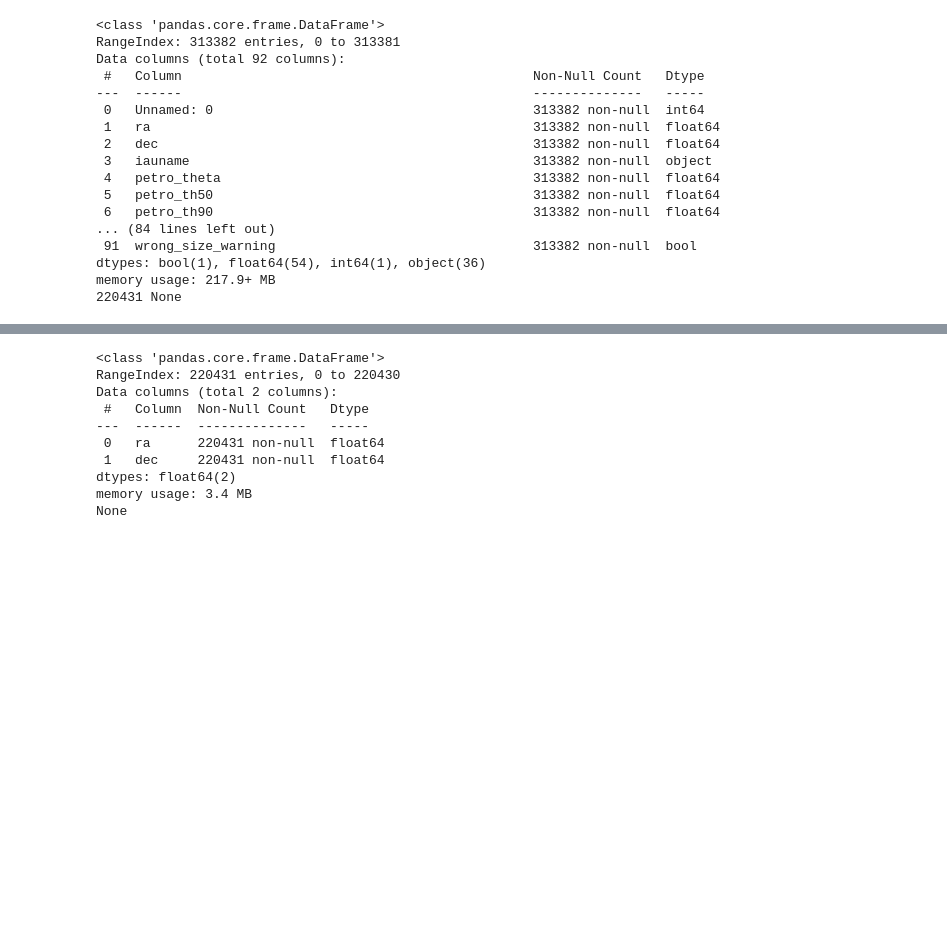
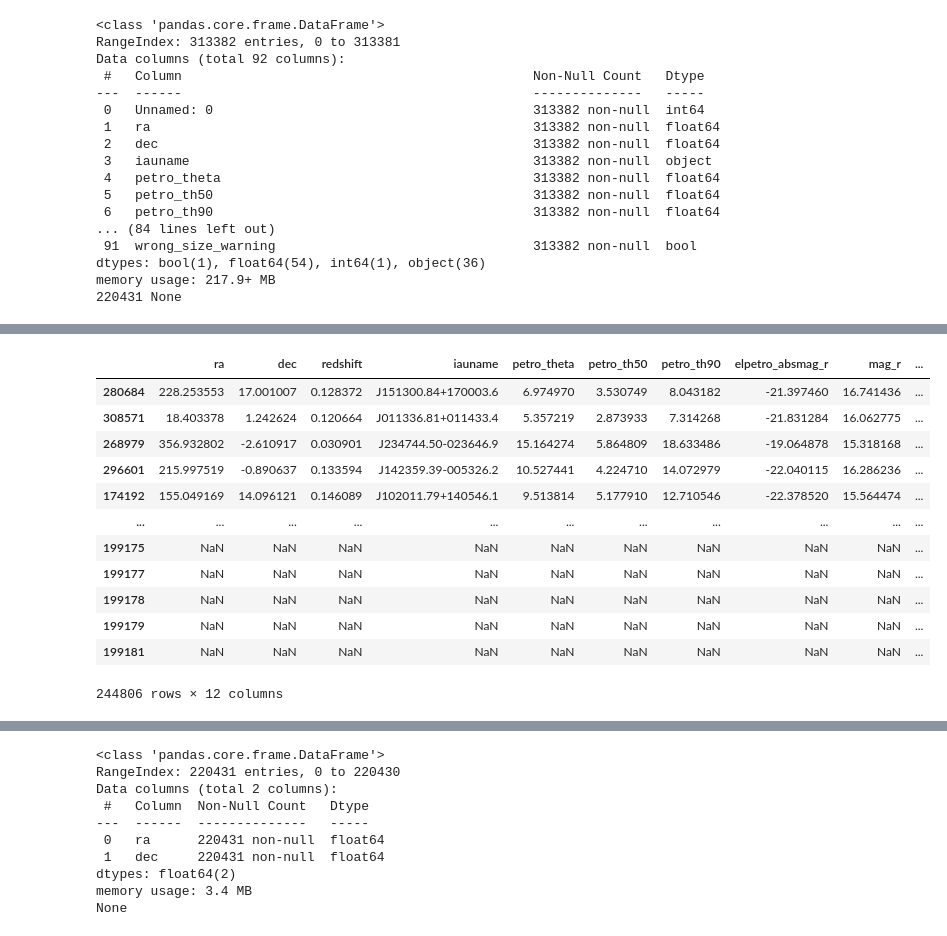
Before and after one commit to Astro-Astre/Pixel-based_DeepLearningTechnic, a Jupyter notebook: pred_sdss.ipynb, the cells around one changed output, grey strips where cells are left out. Drawn from its saved outputs; the diff is of its cells as text; code cells hidden in the pictures; blank space fills up the shorter version.

```diff
--- a/pred_sdss.ipynb
+++ b/pred_sdss.ipynb
@@ -149,2 +165,4 @@ df = pd.concat([merger_train, merger_test, merger_valid, smoothRounded_train, sm
 # %%
 df.to_csv("/data/renhaoye/decals_2022/dataset_decals.csv")
+# %%
+x = pd.read_csv("/data/renhaoye/decals_2022/dataset_decals.csv", index_col=0)
@@ -150,0 +201,16 @@ df.to_csv("/data/renhaoye/decals_2022/dataset_decals.csv")
+# %%
+x
+# %% [output]
+|  | ra | dec | redshift | iauname | petro_theta | petro_th50 | petro_th90 | elpetro_absmag_r | mag_r | ... |
+| 280684 | 228.253553 | 17.001007 | 0.128372 | J151300.84+170003.6 | 6.974970 | 3.530749 | 8.043182 | -21.397460 | 16.741436 | ... |
+| 308571 | 18.403378 | 1.242624 | 0.120664 | J011336.81+011433.4 | 5.357219 | 2.873933 | 7.314268 | -21.831284 | 16.062775 | ... |
+| 268979 | 356.932802 | -2.610917 | 0.030901 | J234744.50-023646.9 | 15.164274 | 5.864809 | 18.633486 | -19.064878 | 15.318168 | ... |
+| 296601 | 215.997519 | -0.890637 | 0.133594 | J142359.39-005326.2 | 10.527441 | 4.224710 | 14.072979 | -22.040115 | 16.286236 | ... |
+| 174192 | 155.049169 | 14.096121 | 0.146089 | J102011.79+140546.1 | 9.513814 | 5.177910 | 12.710546 | -22.378520 | 15.564474 | ... |
+| ... | ... | ... | ... | ... | ... | ... | ... | ... | ... | ... |
+| 199175 | NaN | NaN | NaN | NaN | NaN | NaN | NaN | NaN | NaN | ... |
+| 199177 | NaN | NaN | NaN | NaN | NaN | NaN | NaN | NaN | NaN | ... |
+| 199178 | NaN | NaN | NaN | NaN | NaN | NaN | NaN | NaN | NaN | ... |
+| 199179 | NaN | NaN | NaN | NaN | NaN | NaN | NaN | NaN | NaN | ... |
+| 199181 | NaN | NaN | NaN | NaN | NaN | NaN | NaN | NaN | NaN | ... |
+244806 rows × 12 columns
```
Also changed, not shown: parts of 14 cells of this notebook, 9 other files.
